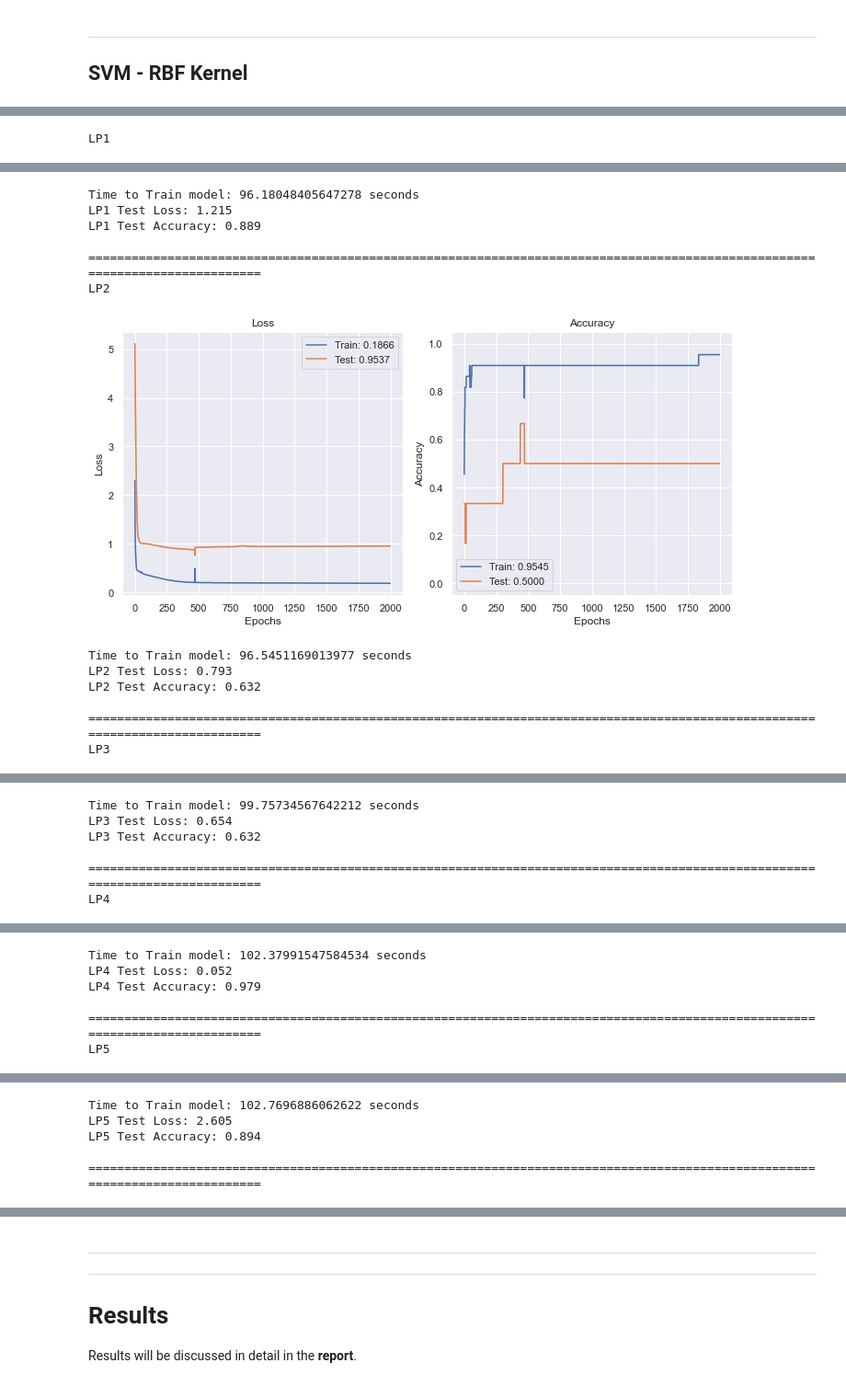
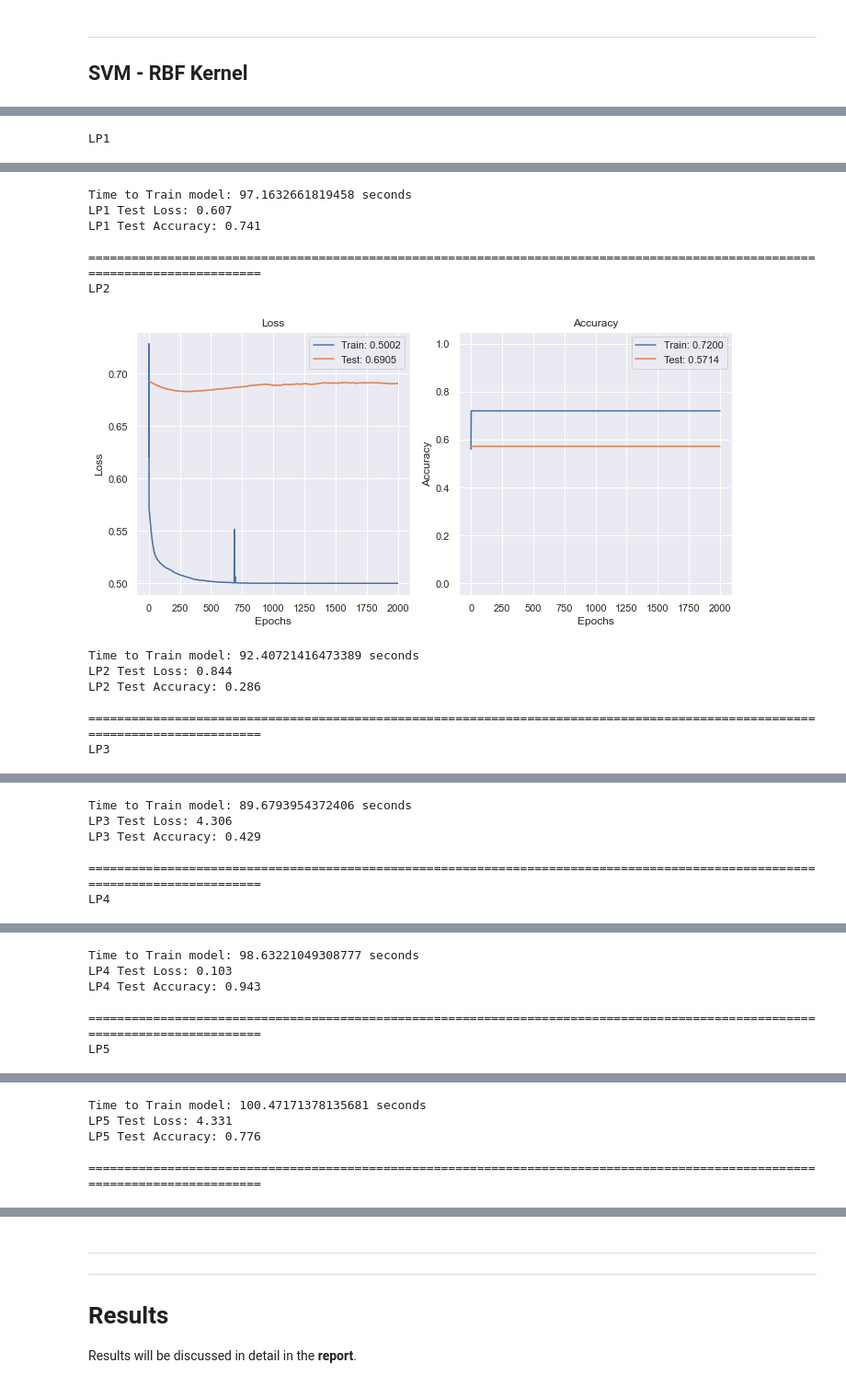
Before and after one commit to Danielwoodh/Robot-Failure-Classification, a Jupyter notebook: robot-failure-classification.ipynb, the cells around one changed output, grey strips where cells are left out. Shown at 92% size. Drawn from its saved outputs; the diff is of its cells as text; code cells hidden in the pictures.

```diff
--- a/robot-failure-classification.ipynb
+++ b/robot-failure-classification.ipynb
@@ -1071,7 +1076,7 @@ for dataset, input_cols, output_cols, name in binary_zipped_dict:
         hyperparams=params,
         # Amount of K Cross-folds to use,
         # if cv=1 no folds are used
-        cv=1,
+        cv=2,
         # Boolean, should SMOTE be used, default True
         smote=True,
         # Defining the size of the test dataset
@@ -1181,7 +1189,7 @@ for dataset, input_cols, output_cols, name in binary_zipped_dict:
         hyperparams=params,
         # Amount of K Cross-folds to use,
         # if cv=1 no folds are used
-        cv=1,
+        cv=2,
         # Boolean, should SMOTE be used, default True
         smote=True,
         # Defining the size of the test dataset
@@ -1292,7 +1303,7 @@ for dataset, input_cols, output_cols, name in binary_zipped_dict:
         hyperparams=params,
         # Amount of K Cross-folds to use,
         # if cv=1 no folds are used
-        cv=1,
+        cv=2,
         # Boolean, should SMOTE be used, default True
         smote=True,
         # Defining the size of the test dataset
@@ -1407,7 +1423,7 @@ for dataset, input_cols, output_cols, name in binary_zipped_dict:
         hyperparams=params,
         # Amount of K Cross-folds to use,
         # if cv=1 no folds are used
-        cv=1,
+        cv=2,
         # Boolean, should SMOTE be used, default True
         smote=True,
         # Defining the size of the test dataset
@@ -1508,7 +1527,7 @@ for dataset, input_cols, output_cols, names in binary_zipped_dict:
     y = df_model[output_cols].copy()
 
     # Splitting the data
-    X_train, X_test, y_train, y_test = train_test_split(X, y, test_size=0.4, random_state=0)
+    X_train, X_test, y_train, y_test = train_test_split(X, y, test_size=0.3, random_state=0)
 
     # SMOTE
     sm = SMOTE(
@@ -1572,13 +1591,13 @@ LP1
-Time to Train model: 96.18048405647278 seconds
-LP1 Test Loss: 1.215
-LP1 Test Accuracy: 0.889
+Time to Train model: 97.1632661819458 seconds
+LP1 Test Loss: 0.607
+LP1 Test Accuracy: 0.741
 
 =============================================================================================================================
 LP2
-[figure, old version]
+[figure, new version]
-Time to Train model: 96.5451169013977 seconds
-LP2 Test Loss: 0.793
-LP2 Test Accuracy: 0.632
+Time to Train model: 92.40721416473389 seconds
+LP2 Test Loss: 0.844
+LP2 Test Accuracy: 0.286
 
 =============================================================================================================================
 LP3
@@ -1586,6 +1605,6 @@ LP3
-Time to Train model: 99.75734567642212 seconds
-LP3 Test Loss: 0.654
-LP3 Test Accuracy: 0.632
+Time to Train model: 89.6793954372406 seconds
+LP3 Test Loss: 4.306
+LP3 Test Accuracy: 0.429
 
 =============================================================================================================================
 LP4
@@ -1593,6 +1612,6 @@ LP4
-Time to Train model: 102.37991547584534 seconds
-LP4 Test Loss: 0.052
-LP4 Test Accuracy: 0.979
+Time to Train model: 98.63221049308777 seconds
+LP4 Test Loss: 0.103
+LP4 Test Accuracy: 0.943
 
 =============================================================================================================================
 LP5
@@ -1600,6 +1619,6 @@ LP5
-Time to Train model: 102.7696886062622 seconds
-LP5 Test Loss: 2.605
-LP5 Test Accuracy: 0.894
+Time to Train model: 100.47171378135681 seconds
+LP5 Test Loss: 4.331
+LP5 Test Accuracy: 0.776
 
 =============================================================================================================================
 # %% [markdown]
```
Also changed, not shown: parts of 17 cells of this notebook, 1 other file.
